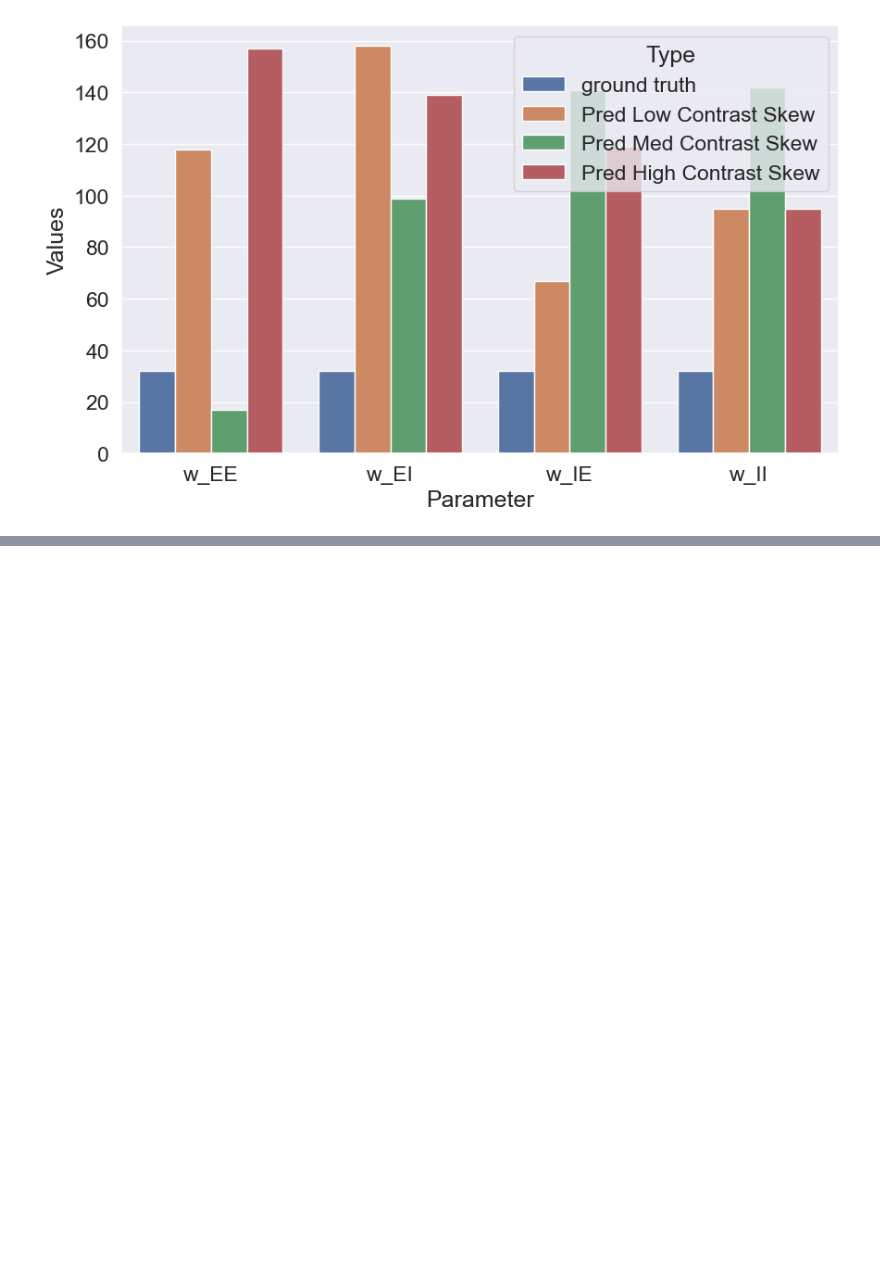
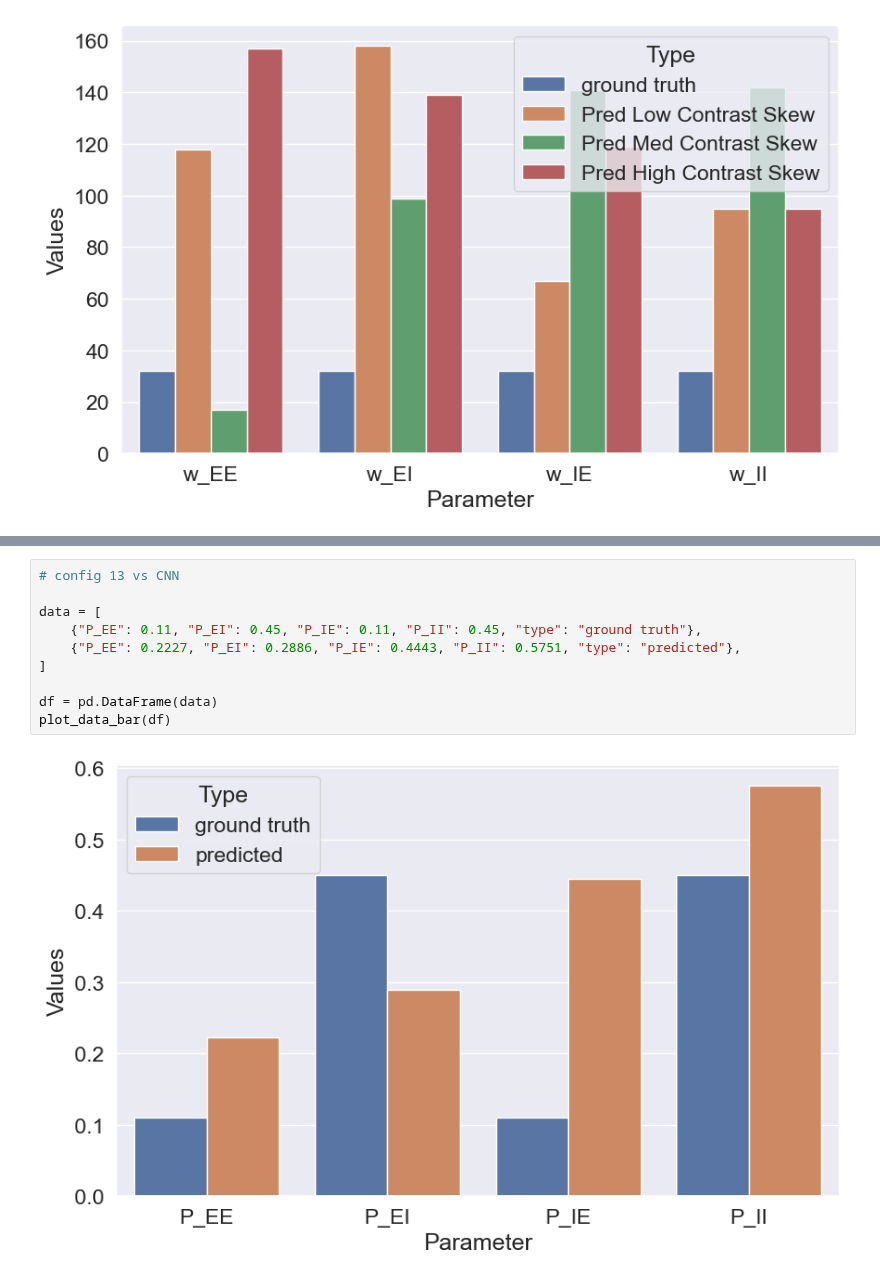
Before and after one commit to paopaoch/Mouse-V1, a Jupyter notebook: plot_scripts/params_bar_plotter.ipynb, the cells around one changed output, grey strips where cells are left out. Saved outputs shown, nothing was run; the diff lists cells and outputs as text; blank space fills up the shorter version.

```diff
--- a/plot_scripts/params_bar_plotter.ipynb
+++ b/plot_scripts/params_bar_plotter.ipynb
@@ -95,0 +98,12 @@ plot_data_bar(df)
+# %%
+# config 13 vs CNN
+
+data = [
+    {"P_EE": 0.11, "P_EI": 0.45, "P_IE": 0.11, "P_II": 0.45, "type": "ground truth"},
+    {"P_EE": 0.2227, "P_EI": 0.2886, "P_IE": 0.4443, "P_II": 0.5751, "type": "predicted"},
+]
+
+df = pd.DataFrame(data)
+plot_data_bar(df)
+# %% [output]
+[figure, added]
```
Also changed, not shown: parts of 2 cells of this notebook, 13 other files.
